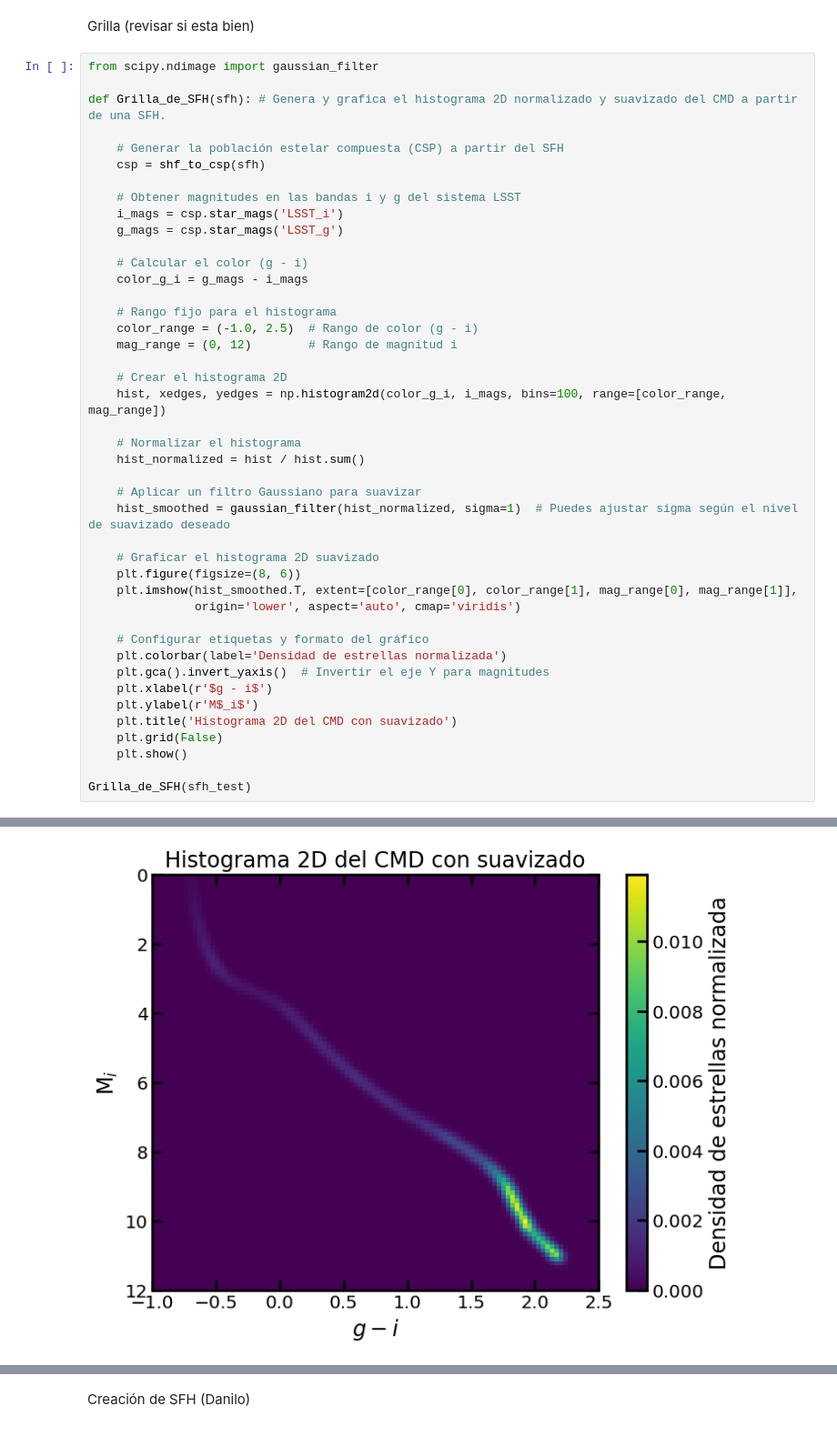
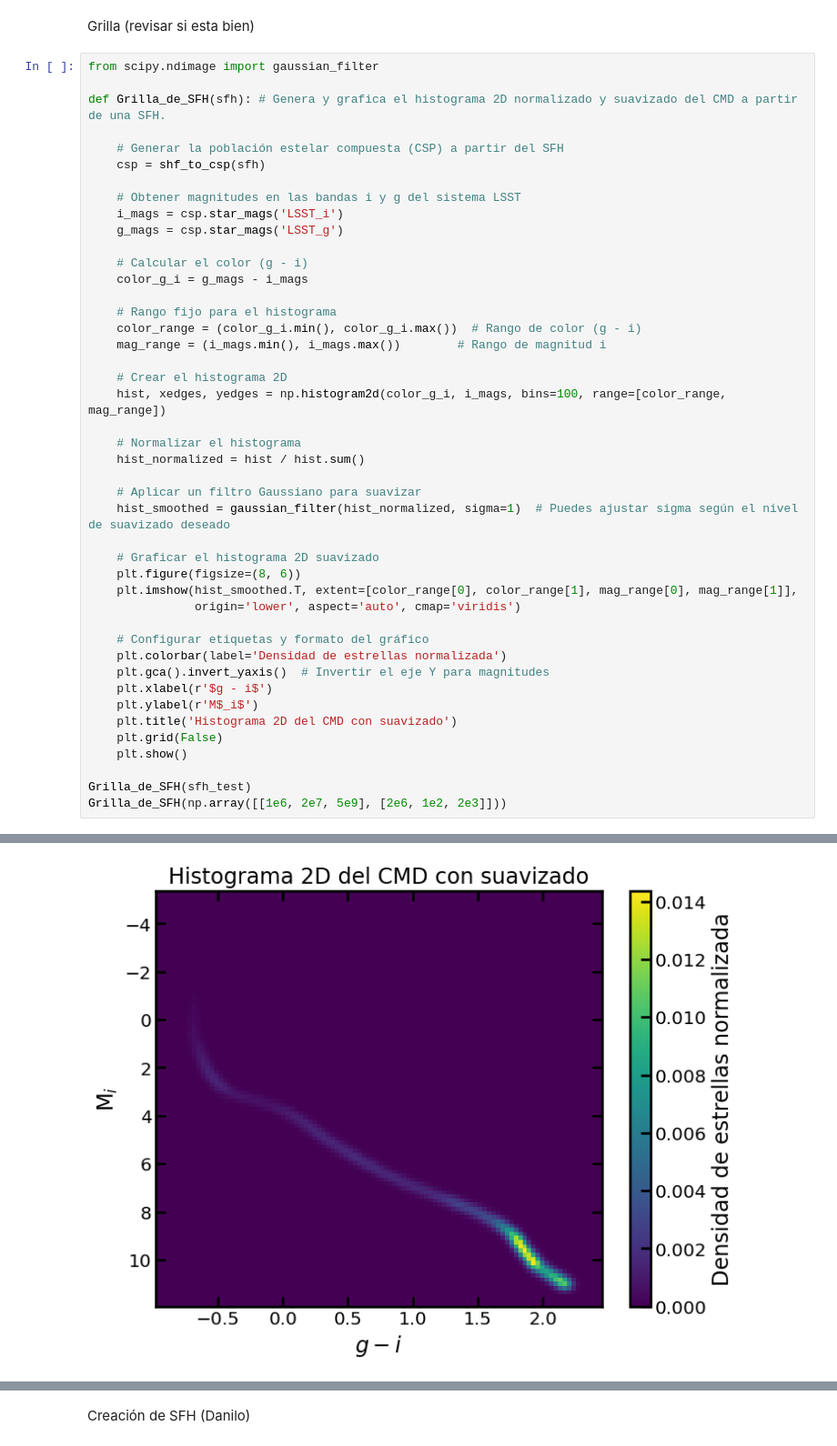
Before and after one commit to sebamonteirov/SFH_dwarf_galaxies, a Jupyter notebook: ProyectoModulo.ipynb, the cells around one changed output, grey strips where cells are left out. Shown at 91% size. Cells and saved outputs as stored; diff of their text form.

```diff
--- a/ProyectoModulo.ipynb
+++ b/ProyectoModulo.ipynb
@@ -319,8 +321,8 @@ def Grilla_de_SFH(sfh): # Genera y grafica el histograma 2D normalizado y suaviz
     color_g_i = g_mags - i_mags
 
     # Rango fijo para el histograma
-    color_range = (-1.0, 2.5)  # Rango de color (g - i)
-    mag_range = (0, 12)        # Rango de magnitud i
+    color_range = (color_g_i.min(), color_g_i.max())  # Rango de color (g - i)
+    mag_range = (i_mags.min(), i_mags.max())        # Rango de magnitud i
 
     # Crear el histograma 2D
     hist, xedges, yedges = np.histogram2d(color_g_i, i_mags, bins=100, range=[color_range, mag_range])
@@ -329,31 +331,32 @@ def Grilla_de_SFH(sfh): # Genera y grafica el histograma 2D normalizado y suaviz
     hist_normalized = hist / hist.sum()
 
     # Aplicar un filtro Gaussiano para suavizar
     hist_smoothed = gaussian_filter(hist_normalized, sigma=1)  # Puedes ajustar sigma según el nivel de suavizado deseado
 
     # Graficar el histograma 2D suavizado
     plt.figure(figsize=(8, 6))
     plt.imshow(hist_smoothed.T, extent=[color_range[0], color_range[1], mag_range[0], mag_range[1]],
                origin='lower', aspect='auto', cmap='viridis')
 
     # Configurar etiquetas y formato del gráfico
     plt.colorbar(label='Densidad de estrellas normalizada')
     plt.gca().invert_yaxis()  # Invertir el eje Y para magnitudes
     plt.xlabel(r'$g - i$')
     plt.ylabel(r'M$_i$')
     plt.title('Histograma 2D del CMD con suavizado')
     plt.grid(False)
     plt.show()
 
 Grilla_de_SFH(sfh_test)
+Grilla_de_SFH(np.array([[1e6, 2e7, 5e9], [2e6, 1e2, 2e3]]))
 # %% [output]
 100000000.0
 edad en log age:  8.0
 sfr:  200000.0
 2000000000.0
 edad en log age:  9.301029995663981
 sfr:  1000.0
 7000000000.0
 edad en log age:  9.845098040014257
 sfr:  200.0
-[figure, old version]
+[figure, new version]
```
Also changed, not shown: parts of 10 cells of this notebook.
